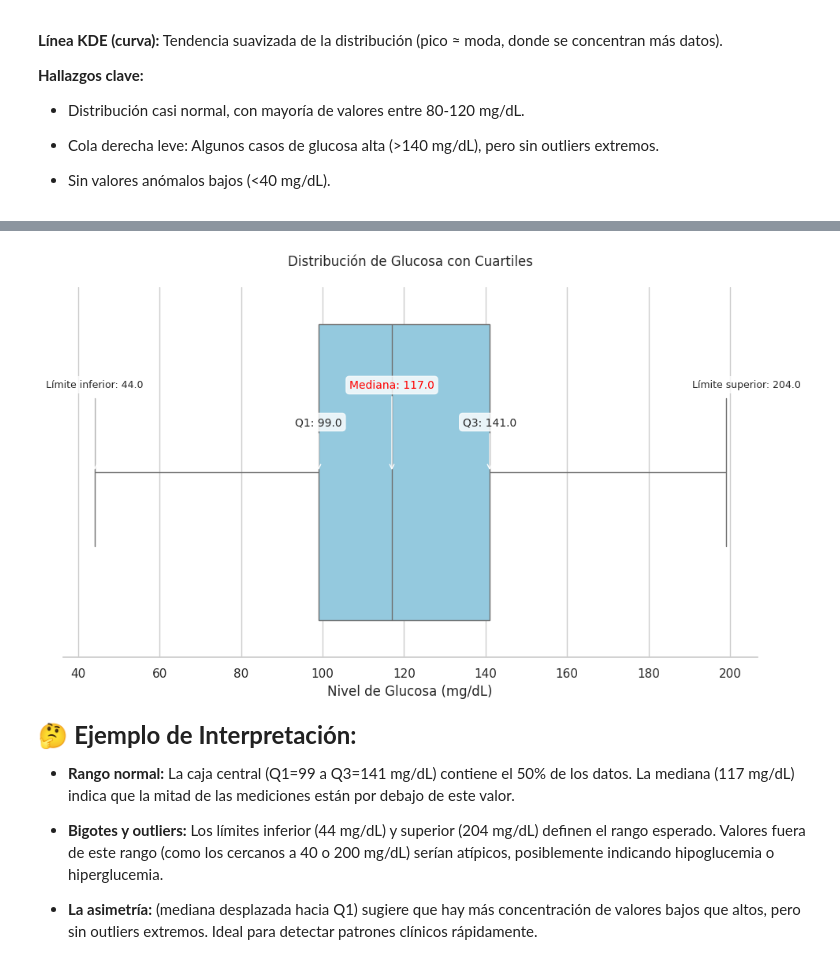
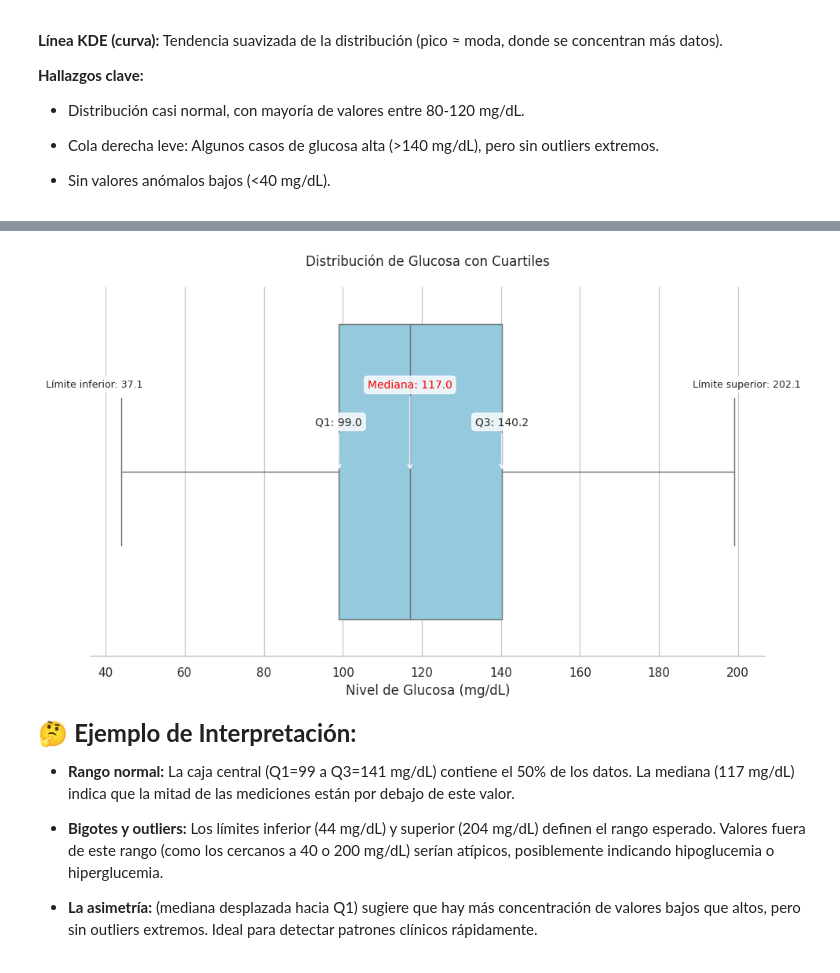
Before and after one commit to JohannaTejada/DiplomadoIA, a Jupyter notebook: 1_TalentoTech_IA_Explorador_Problemas_Mision_1.ipynb, the cells around one changed output, grey strips where cells are left out. Drawn from its saved outputs; the diff is of its cells as text; code cells hidden in the pictures.

```diff
--- a/1_TalentoTech_IA_Explorador_Problemas_Mision_1.ipynb
+++ b/1_TalentoTech_IA_Explorador_Problemas_Mision_1.ipynb
@@ -1566,6 +1610,7 @@ ax = sns.boxplot(data=df, x='glucose', color='skyblue')
 q1, q2, q3 = np.percentile(df['glucose'], [25, 50, 75])
 iqr = q3 - q1
 upper_whisker = q3 + 1.5 * iqr
+lower_whisker = q1 - 1.5 * iqr
 
 # Anotaciones mejoradas
 props = {'boxstyle': 'round', 'facecolor': 'white', 'alpha': 0.8, 'pad': 0.3}
@@ -1573,34 +1618,34 @@ props = {'boxstyle': 'round', 'facecolor': 'white', 'alpha': 0.8, 'pad': 0.3}
 ax.annotate(f'Q1: {q1:.1f}', xy=(q1, 0), xytext=(q1, -0.15),
             ha='center', va='top', fontsize=10,
             bbox=props, arrowprops=dict(arrowstyle='->'))
 
 ax.annotate(f'Mediana: {q2:.1f}', xy=(q2, 0), xytext=(q2, -0.25),
             ha='center', va='top', fontsize=10, color='red',
             bbox=props, arrowprops=dict(arrowstyle='->'))
 
 ax.annotate(f'Q3: {q3:.1f}', xy=(q3, 0), xytext=(q3, -0.15),
             ha='center', va='top', fontsize=10,
             bbox=props, arrowprops=dict(arrowstyle='->'))
 
 ax.annotate(f'Límite superior: {upper_whisker:.1f}',
             xy=(upper_whisker, 0), xytext=(upper_whisker, -0.25),
             ha='center', va='top', fontsize=9, bbox=props,
             arrowprops=dict(arrowstyle='->'))
 
 ax.annotate(f'Límite inferior: {lower_whisker:.1f}',
             xy=(lower_whisker, 0), xytext=(lower_whisker, -0.25),
             ha='center', va='top', fontsize=9, bbox=props,
             arrowprops=dict(arrowstyle='->'))
 
 plt.title('Distribución de Glucosa con Cuartiles', pad=20)
 plt.xlabel('Nivel de Glucosa (mg/dL)')
 plt.yticks([])
 sns.despine(left=True)
 plt.tight_layout()
 
 plt.show()
 # %% [output]
-[figure, old version]
+[figure, new version]
 # %% [markdown]
 <font size = 5> 🤔 **Ejemplo de Interpretación:**
 
```
Also changed, not shown: parts of 45 cells of this notebook.
